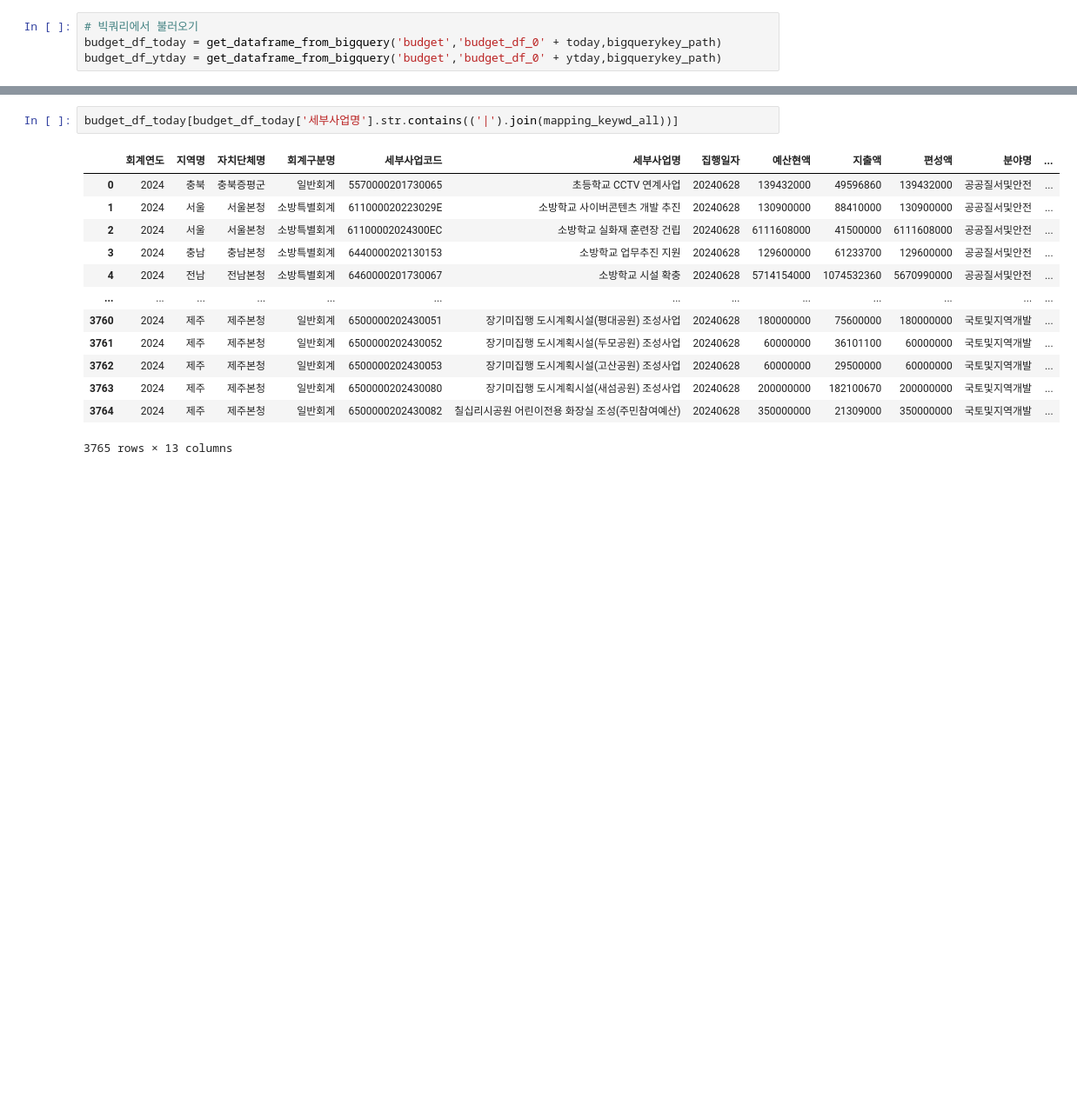
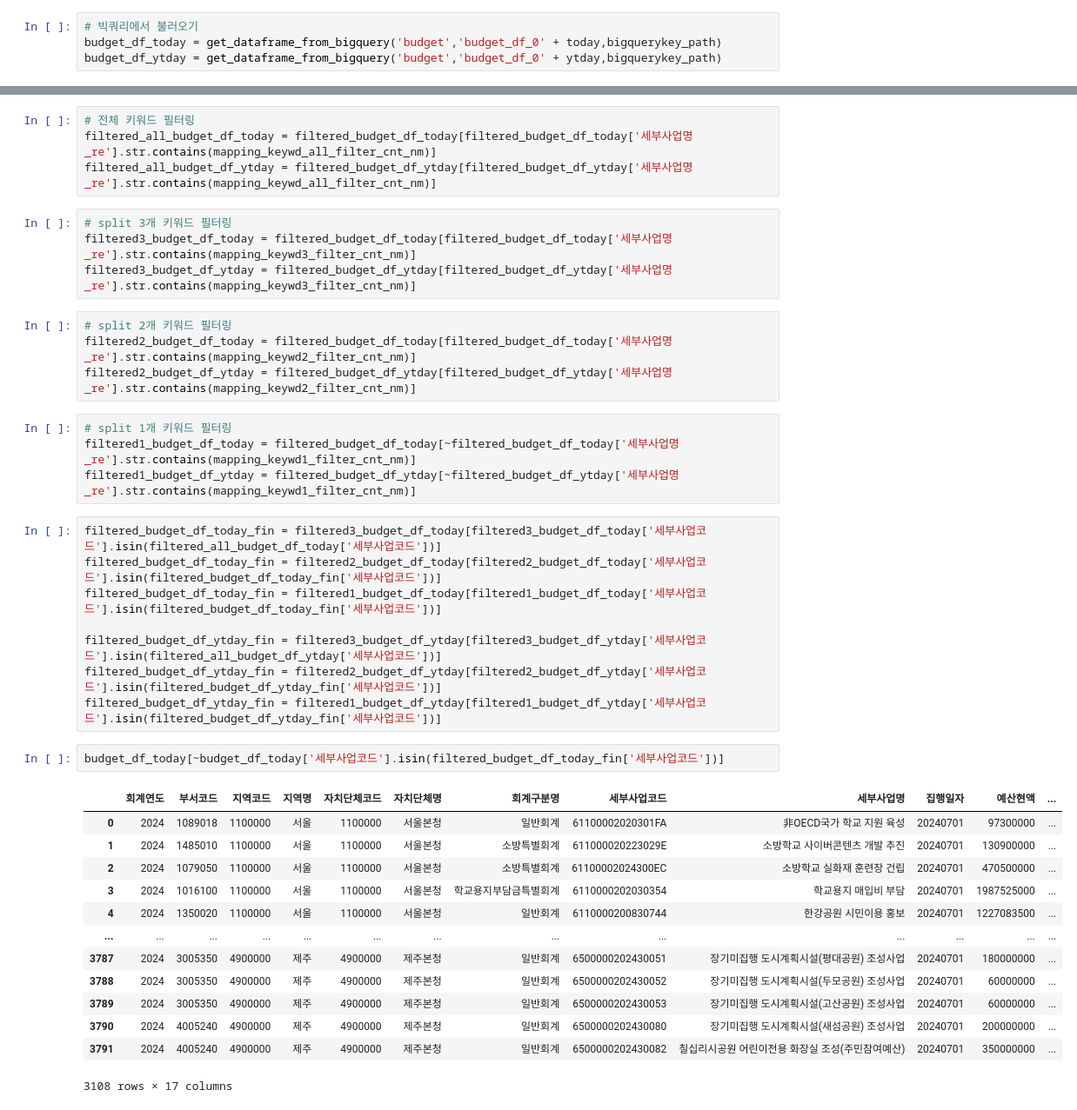
Before and after one commit to kkwann/mido_project, a Jupyter notebook: Data_preprocessing.ipynb, the cells around one changed output, grey strips where cells are left out. Shown: that part at 87% size. Saved outputs shown, nothing was run; the diff lists cells and outputs as text; blank space fills up the shorter version.

```diff
--- a/Data_preprocessing.ipynb
+++ b/Data_preprocessing.ipynb
@@ -124,16 +166,40 @@ Index(['두호', '희망봉', '재정비사업-인조잔디', '옥산생활체
+# %%
+# 전체 키워드 필터링
+filtered_all_budget_df_today = filtered_budget_df_today[filtered_budget_df_today['세부사업명_re'].str.contains(mapping_keywd_all_filter_cnt_nm)]
+filtered_all_budget_df_ytday = filtered_budget_df_ytday[filtered_budget_df_ytday['세부사업명_re'].str.contains(mapping_keywd_all_filter_cnt_nm)]
 # %%
-budget_df_today[budget_df_today['세부사업명'].str.contains(('|').join(mapping_keywd_all))]
+# split 3개 키워드 필터링
+filtered3_budget_df_today = filtered_budget_df_today[filtered_budget_df_today['세부사업명_re'].str.contains(mapping_keywd3_filter_cnt_nm)]
+filtered3_budget_df_ytday = filtered_budget_df_ytday[filtered_budget_df_ytday['세부사업명_re'].str.contains(mapping_keywd3_filter_cnt_nm)]
-# %% [output]
-|  | 회계연도 | 지역명 | 자치단체명 | 회계구분명 | 세부사업코드 | 세부사업명 | 집행일자 | 예산현액 | 지출액 | 편성액 | 분야명 | ... |
-| 0 | 2024 | 충북 | 충북증평군 | 일반회계 | 5570000201730065 | 초등학교 CCTV 연계사업 | 20240628 | 139432000 | 49596860 | 139432000 | 공공질서및안전 | ... |
-| 1 | 2024 | 서울 | 서울본청 | 소방특별회계 | 611000020223029E | 소방학교 사이버콘텐츠 개발 추진 | 20240628 | 130900000 | 88410000 | 130900000 | 공공질서및안전 | ... |
-| 2 | 2024 | 서울 | 서울본청 | 소방특별회계 | 61100002024300EC | 소방학교 실화재 훈련장 건립 | 20240628 | 6111608000 | 41500000 | 6111608000 | 공공질서및안전 | ... |
-| 3 | 2024 | 충남 | 충남본청 | 소방특별회계 | 6440000202130153 | 소방학교 업무추진 지원 | 20240628 | 129600000 | 61233700 | 129600000 | 공공질서및안전 | ... |
-| 4 | 2024 | 전남 | 전남본청 | 소방특별회계 | 6460000201730067 | 소방학교 시설 확충 | 20240628 | 5714154000 | 1074532360 | 5670990000 | 공공질서및안전 | ... |
-| ... | ... | ... | ... | ... | ... | ... | ... | ... | ... | ... | ... | ... |
-| 3760 | 2024 | 제주 | 제주본청 | 일반회계 | 6500000202430051 | 장기미집행 도시계획시설(평대공원) 조성사업 | 20240628 | 180000000 | 75600000 | 180000000 | 국토및지역개발 | ... |
-| 3761 | 2024 | 제주 | 제주본청 | 일반회계 | 6500000202430052 | 장기미집행 도시계획시설(두모공원) 조성사업 | 20240628 | 60000000 | 36101100 | 60000000 | 국토및지역개발 | ... |
-| 3762 | 2024 | 제주 | 제주본청 | 일반회계 | 6500000202430053 | 장기미집행 도시계획시설(고산공원) 조성사업 | 20240628 | 60000000 | 29500000 | 60000000 | 국토및지역개발 | ... |
-| 3763 | 2024 | 제주 | 제주본청 | 일반회계 | 6500000202430080 | 장기미집행 도시계획시설(새섬공원) 조성사업 | 20240628 | 200000000 | 182100670 | 200000000 | 국토및지역개발 | ... |
-| 3764 | 2024 | 제주 | 제주본청 | 일반회계 | 6500000202430082 | 칠십리시공원 어린이전용 화장실 조성(주민참여예산) | 20240628 | 350000000 | 21309000 | 350000000 | 국토및지역개발 | ... |
-3765 rows × 13 columns
+# %%
+# split 2개 키워드 필터링
+filtered2_budget_df_today = filtered_budget_df_today[filtered_budget_df_today['세부사업명_re'].str.contains(mapping_keywd2_filter_cnt_nm)]
+filtered2_budget_df_ytday = filtered_budget_df_ytday[filtered_budget_df_ytday['세부사업명_re'].str.contains(mapping_keywd2_filter_cnt_nm)]
+# %%
+# split 1개 키워드 필터링
+filtered1_budget_df_today = filtered_budget_df_today[~filtered_budget_df_today['세부사업명_re'].str.contains(mapping_keywd1_filter_cnt_nm)]
+filtered1_budget_df_ytday = filtered_budget_df_ytday[~filtered_budget_df_ytday['세부사업명_re'].str.contains(mapping_keywd1_filter_cnt_nm)]
+# %%
+filtered_budget_df_today_fin = filtered3_budget_df_today[filtered3_budget_df_today['세부사업코드'].isin(filtered_all_budget_df_today['세부사업코드'])]
+filtered_budget_df_today_fin = filtered2_budget_df_today[filtered2_budget_df_today['세부사업코드'].isin(filtered_budget_df_today_fin['세부사업코드'])]
+filtered_budget_df_today_fin = filtered1_budget_df_today[filtered1_budget_df_today['세부사업코드'].isin(filtered_budget_df_today_fin['세부사업코드'])]
+
+filtered_budget_df_ytday_fin = filtered3_budget_df_ytday[filtered3_budget_df_ytday['세부사업코드'].isin(filtered_all_budget_df_ytday['세부사업코드'])]
+filtered_budget_df_ytday_fin = filtered2_budget_df_ytday[filtered2_budget_df_ytday['세부사업코드'].isin(filtered_budget_df_ytday_fin['세부사업코드'])]
+filtered_budget_df_ytday_fin = filtered1_budget_df_ytday[filtered1_budget_df_ytday['세부사업코드'].isin(filtered_budget_df_ytday_fin['세부사업코드'])]
+# %%
+budget_df_today[~budget_df_today['세부사업코드'].isin(filtered_budget_df_today_fin['세부사업코드'])]
+# %% [output]
+|  | 회계연도 | 부서코드 | 지역코드 | 지역명 | 자치단체코드 | 자치단체명 | 회계구분명 | 세부사업코드 | 세부사업명 | 집행일자 | 예산현액 | ... |
+| 0 | 2024 | 1089018 | 1100000 | 서울 | 1100000 | 서울본청 | 일반회계 | 61100002020301FA | 非OECD국가 학교 지원 육성 | 20240701 | 97300000 | ... |
+| 1 | 2024 | 1485010 | 1100000 | 서울 | 1100000 | 서울본청 | 소방특별회계 | 611000020223029E | 소방학교 사이버콘텐츠 개발 추진 | 20240701 | 130900000 | ... |
+| 2 | 2024 | 1079050 | 1100000 | 서울 | 1100000 | 서울본청 | 소방특별회계 | 61100002024300EC | 소방학교 실화재 훈련장 건립 | 20240701 | 470500000 | ... |
+| 3 | 2024 | 1016100 | 1100000 | 서울 | 1100000 | 서울본청 | 학교용지부담금특별회계 | 6110000202030354 | 학교용지 매입비 부담 | 20240701 | 1987525000 | ... |
+| 4 | 2024 | 1350020 | 1100000 | 서울 | 1100000 | 서울본청 | 일반회계 | 6110000200830744 | 한강공원 시민이용 홍보 | 20240701 | 1227083500 | ... |
+| ... | ... | ... | ... | ... | ... | ... | ... | ... | ... | ... | ... | ... |
+| 3787 | 2024 | 3005350 | 4900000 | 제주 | 4900000 | 제주본청 | 일반회계 | 6500000202430051 | 장기미집행 도시계획시설(평대공원) 조성사업 | 20240701 | 180000000 | ... |
+| 3788 | 2024 | 3005350 | 4900000 | 제주 | 4900000 | 제주본청 | 일반회계 | 6500000202430052 | 장기미집행 도시계획시설(두모공원) 조성사업 | 20240701 | 60000000 | ... |
+| 3789 | 2024 | 3005350 | 4900000 | 제주 | 4900000 | 제주본청 | 일반회계 | 6500000202430053 | 장기미집행 도시계획시설(고산공원) 조성사업 | 20240701 | 60000000 | ... |
+| 3790 | 2024 | 4005240 | 4900000 | 제주 | 4900000 | 제주본청 | 일반회계 | 6500000202430080 | 장기미집행 도시계획시설(새섬공원) 조성사업 | 20240701 | 200000000 | ... |
+| 3791 | 2024 | 4005240 | 4900000 | 제주 | 4900000 | 제주본청 | 일반회계 | 6500000202430082 | 칠십리시공원 어린이전용 화장실 조성(주민참여예산) | 20240701 | 350000000 | ... |
+3108 rows × 17 columns
```
Also changed, not shown: parts of 21 cells of this notebook, 1 other file.
